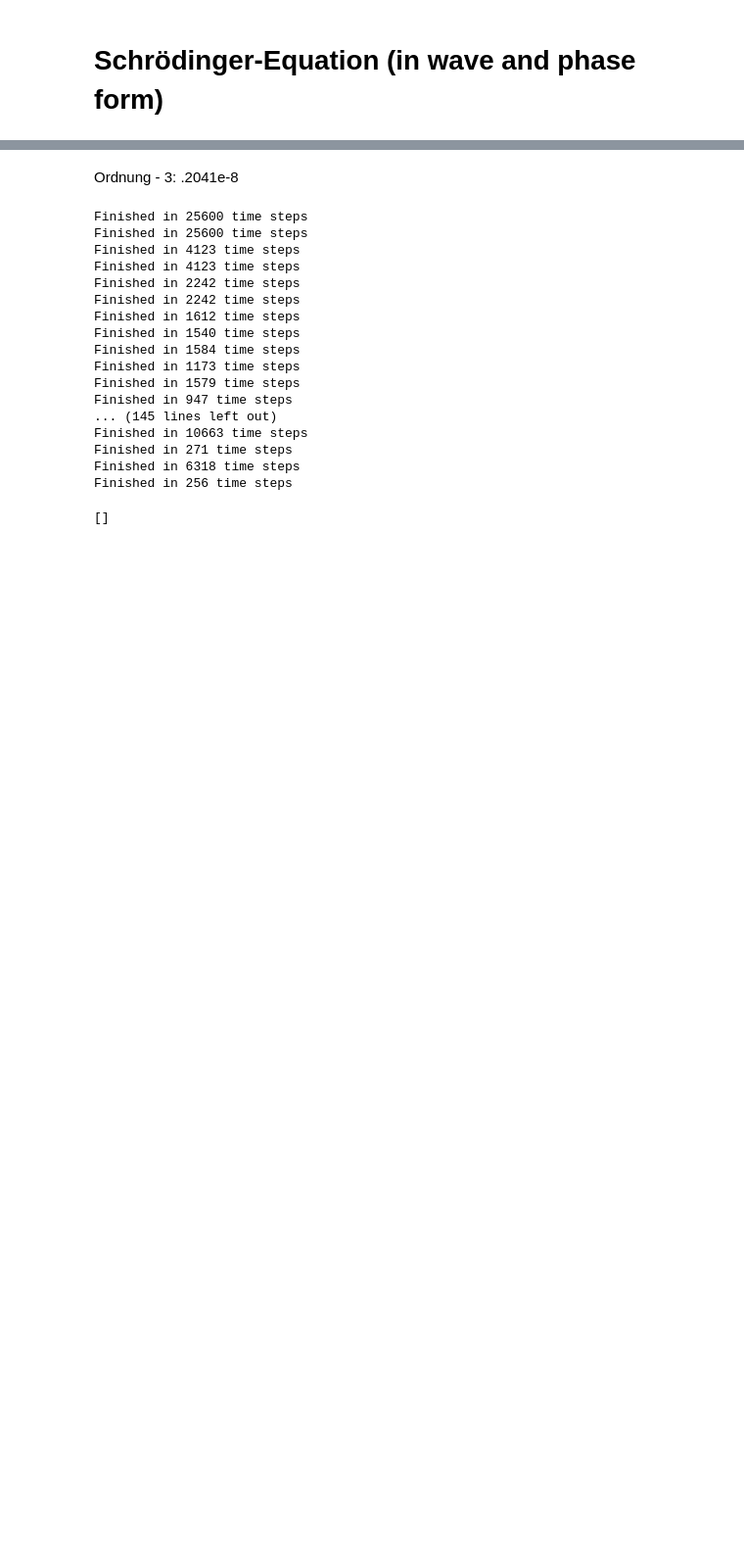
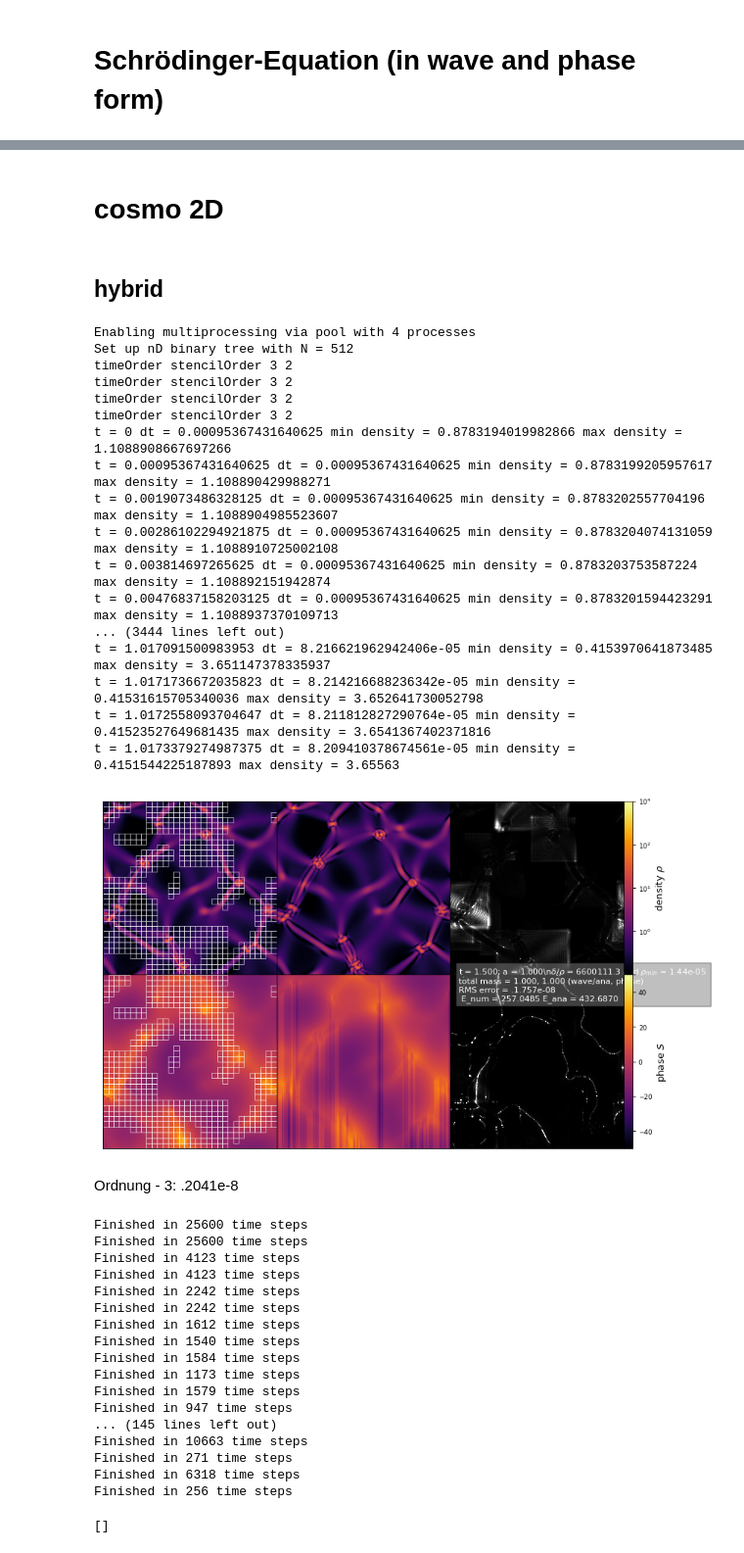
Before and after one commit to KunkelAlexander/fdm-hybrid-scheme, a Jupyter notebook: run_test.ipynb, the cells around one changed output, grey strips where cells are left out. Shown at 98% size. Saved outputs shown, nothing was run; the diff lists cells and outputs as text; code cells hidden in the pictures; blank space fills up the shorter version.

```diff
--- a/run_test.ipynb
+++ b/run_test.ipynb
@@ -50,3 +50,45 @@ Finished in 0 steps.
+# %%
+def extraConfig(c):
+    c["nThreads"] = 4
+    c["resolution"] = 512
+    #c["phaseYlim"] = [-100, 100]
+    c["dpi"] = 80
+    c["fps"] = 1
+    c["slowDown"] = 10
+    c["tEnd"] = 1.5
+    c["outputTimestep"] = True
+    c["stencilOrder"] = 4
+    c["timeOrder"] = 3
+    c["C_parabolic"] = .4
+    c["C_velocity"] = 1
+    c["plotDensityLogarithm"] = True
+    c["densityYlim"] = [0, 1]
+    c["gravity"] = 1
+    c["domainSize"] = 25
+    c["plotDebug"] = True
+
+runTest(test_name="cosmo 2D", scheme_name="hybrid", useWaveSolver = True, extraConfig=extraConfig)
+# %% [output]
+# cosmo 2D
+## hybrid
+Enabling multiprocessing via pool with 4 processes
+Set up nD binary tree with N = 512
+timeOrder stencilOrder 3 2
+timeOrder stencilOrder 3 2
+timeOrder stencilOrder 3 2
+timeOrder stencilOrder 3 2
+t = 0 dt = 0.00095367431640625 min density = 0.8783194019982866 max density = 1.1088908667697266
+t = 0.00095367431640625 dt = 0.00095367431640625 min density = 0.8783199205957617 max density = 1.108890429988271
+t = 0.0019073486328125 dt = 0.00095367431640625 min density = 0.8783202557704196 max density = 1.1088904985523607
+t = 0.00286102294921875 dt = 0.00095367431640625 min density = 0.8783204074131059 max density = 1.1088910725002108
+t = 0.003814697265625 dt = 0.00095367431640625 min density = 0.8783203753587224 max density = 1.108892151942874
+t = 0.00476837158203125 dt = 0.00095367431640625 min density = 0.8783201594423291 max density = 1.1088937370109713
+... (3444 lines left out)
+t = 1.017091500983953 dt = 8.216621962942406e-05 min density = 0.4153970641873485 max density = 3.651147378335937
+t = 1.0171736672035823 dt = 8.214216688236342e-05 min density = 0.41531615705340036 max density = 3.652641730052798
+t = 1.0172558093704647 dt = 8.211812827290764e-05 min density = 0.41523527649681435 max density = 3.6541367402371816
+t = 1.0173379274987375 dt = 8.209410378674561e-05 min density = 0.4151544225187893 max density = 3.65563
+[figure, added]
 # %% [markdown]
 Ordnung - 3: .2041e-8
 # %%
```
Also changed, not shown: parts of 1 cell of this notebook, 3 other files.
